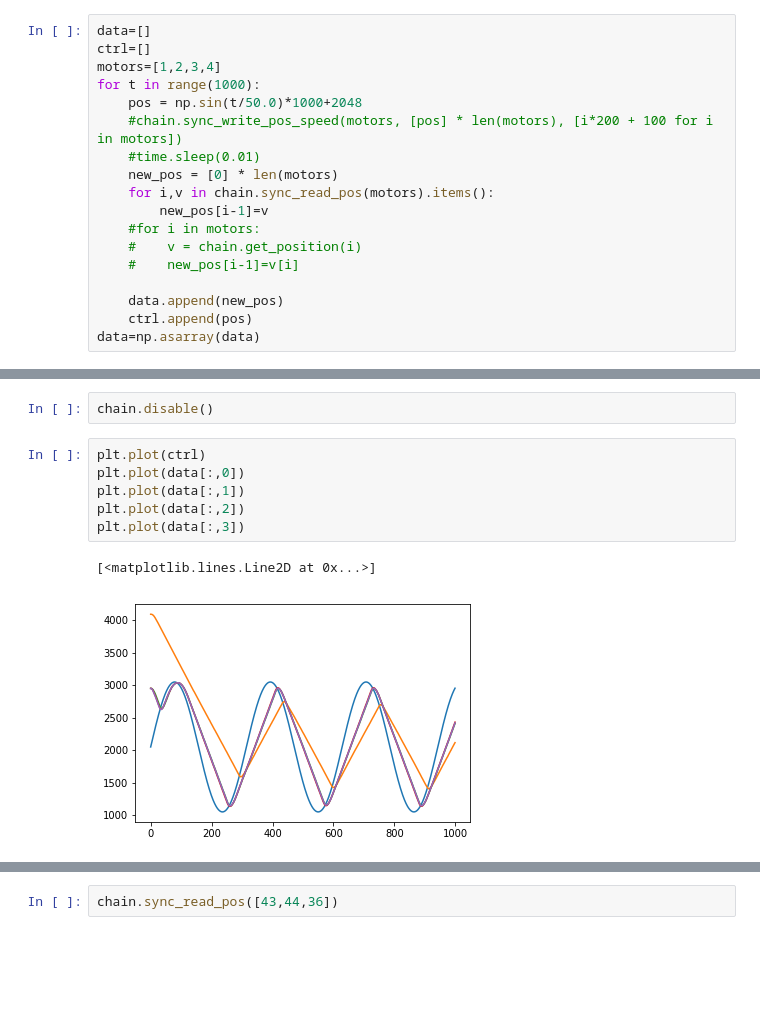
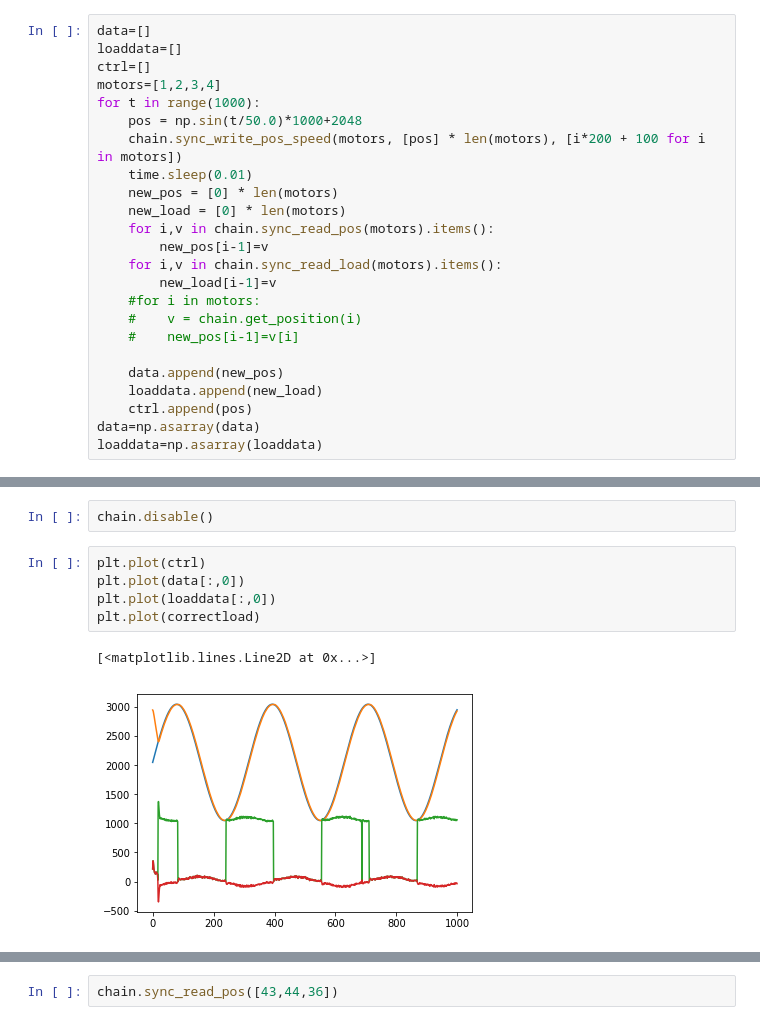
Before and after one commit to s-bl/dynamixel_hr, a Jupyter notebook: dynamixel-hr-python3.ipynb, the cells around one changed output, grey strips where cells are left out. Saved outputs shown, nothing was run; the diff lists cells and outputs as text; blank space fills up the shorter version.

Commit message:
check load sensors

```diff
--- a/dynamixel-hr-python3.ipynb
+++ b/dynamixel-hr-python3.ipynb
@@ -197,19 +184,25 @@ import time
 # %matplotlib
 # %%
 data=[]
+loaddata=[]
 ctrl=[]
 motors=[1,2,3,4]
 for t in range(1000):
     pos = np.sin(t/50.0)*1000+2048
-    #chain.sync_write_pos_speed(motors, [pos] * len(motors), [i*200 + 100 for i in motors])
-    #time.sleep(0.01)
+    chain.sync_write_pos_speed(motors, [pos] * len(motors), [i*200 + 100 for i in motors])
+    time.sleep(0.01)
     new_pos = [0] * len(motors)
+    new_load = [0] * len(motors)
     for i,v in chain.sync_read_pos(motors).items():
         new_pos[i-1]=v
+    for i,v in chain.sync_read_load(motors).items():
+        new_load[i-1]=v
     #for i in motors:
     #    v = chain.get_position(i)
     #    new_pos[i-1]=v[i]
 
     data.append(new_pos)
+    loaddata.append(new_load)
     ctrl.append(pos)
 data=np.asarray(data)
+loaddata=np.asarray(loaddata)
@@ -222,9 +213,8 @@ chain.disable()
 # %%
 plt.plot(ctrl)
 plt.plot(data[:,0])
-plt.plot(data[:,1])
-plt.plot(data[:,2])
-plt.plot(data[:,3])
+plt.plot(loaddata[:,0])
+plt.plot(correctload)
 # %% [output]
 [<matplotlib.lines.Line2D at 0x...>]
-[figure, old version]
+[figure, new version]
```
Also changed, not shown: parts of 7 cells of this notebook.
